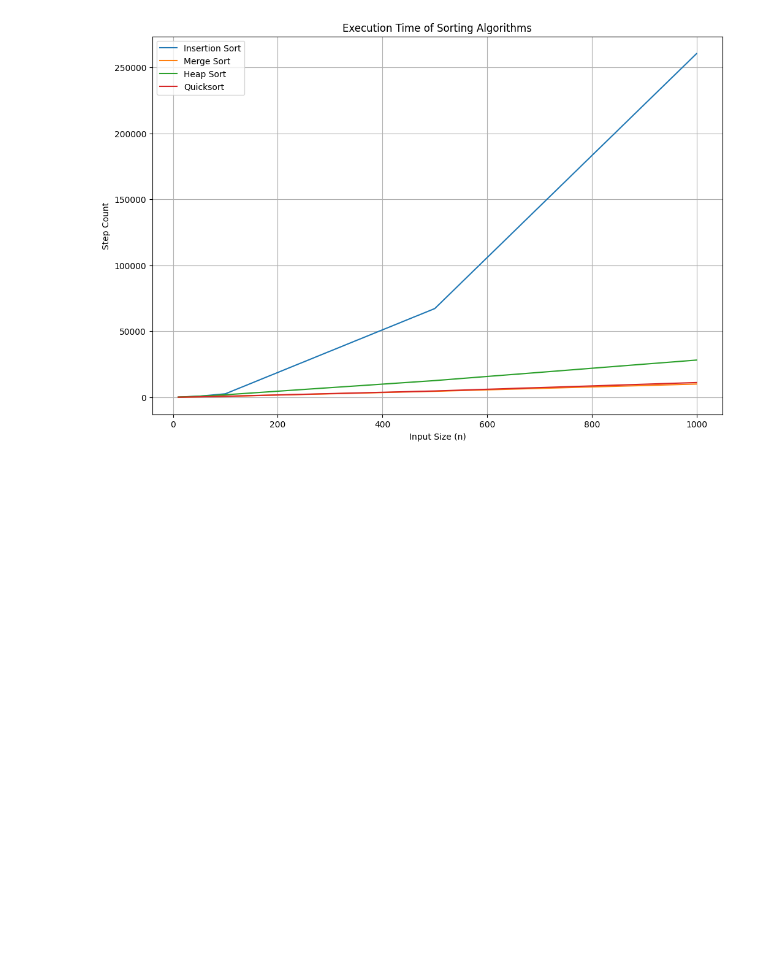
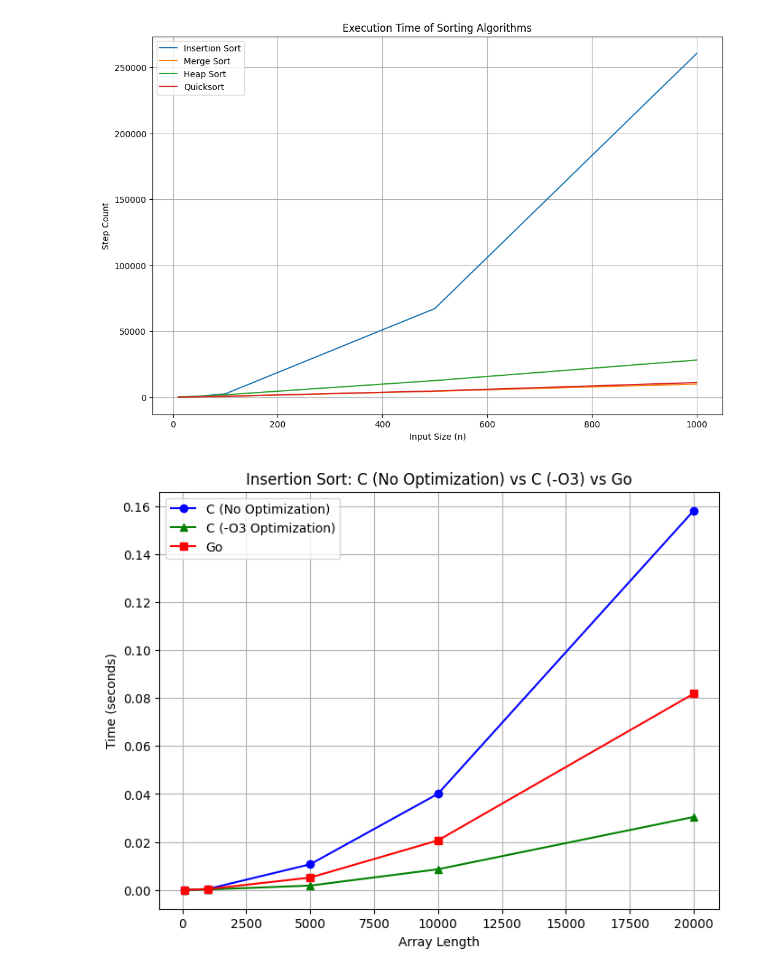
Before and after one commit to Kanskikuro/DAT600, a Jupyter notebook: Assignment1/sortingAlgorithms/Task_1.ipynb, the cells around one changed output. Drawn from its saved outputs; the diff is of its cells as text; code cells hidden in the pictures; blank space fills up the shorter version.

```diff
--- a/Assignment1/sortingAlgorithms/Task_1.ipynb
+++ b/Assignment1/sortingAlgorithms/Task_1.ipynb
@@ -72,3 +72,34 @@ Merge Sort Step Counts:  9976
 Heap Sort Step Counts:  28156
 Quicksort Step Counts:  11123
 [figure]
+# %%
+import matplotlib.pyplot as plt
+
+# Data from the C program (without optimization)
+c_lengths = [100, 1000, 5000, 10000, 20000]
+c_times_no_opt = [0.000007, 0.000414, 0.010689, 0.040088, 0.158119]
+
+# Updated data from the C program (with -O3 optimization)
+c_times_o3 = [0.000007, 0.000191, 0.001823, 0.008628, 0.030428]
+
+# Data from the Go program
+go_lengths = [100, 1000, 5000, 10000, 20000]
+go_times = [0.000007, 0.000361, 0.005154, 0.020659, 0.081810]
+
+# Plotting the data
+plt.figure(figsize=(8, 6))
+plt.plot(c_lengths, c_times_no_opt, label='C (No Optimization)', marker='o', linestyle='-', color='b')
+plt.plot(c_lengths, c_times_o3, label='C (-O3 Optimization)', marker='^', linestyle='-', color='g')
+plt.plot(go_lengths, go_times, label='Go', marker='s', linestyle='-', color='r')
+
+# Labeling the graph
+plt.xlabel('Array Length')
+plt.ylabel('Time (seconds)')
+plt.title('Insertion Sort: C (No Optimization) vs C (-O3) vs Go')
+plt.legend()
+
+# Show the plot
+plt.grid(True)
+plt.show()
+# %% [output]
+[figure, added]
```
